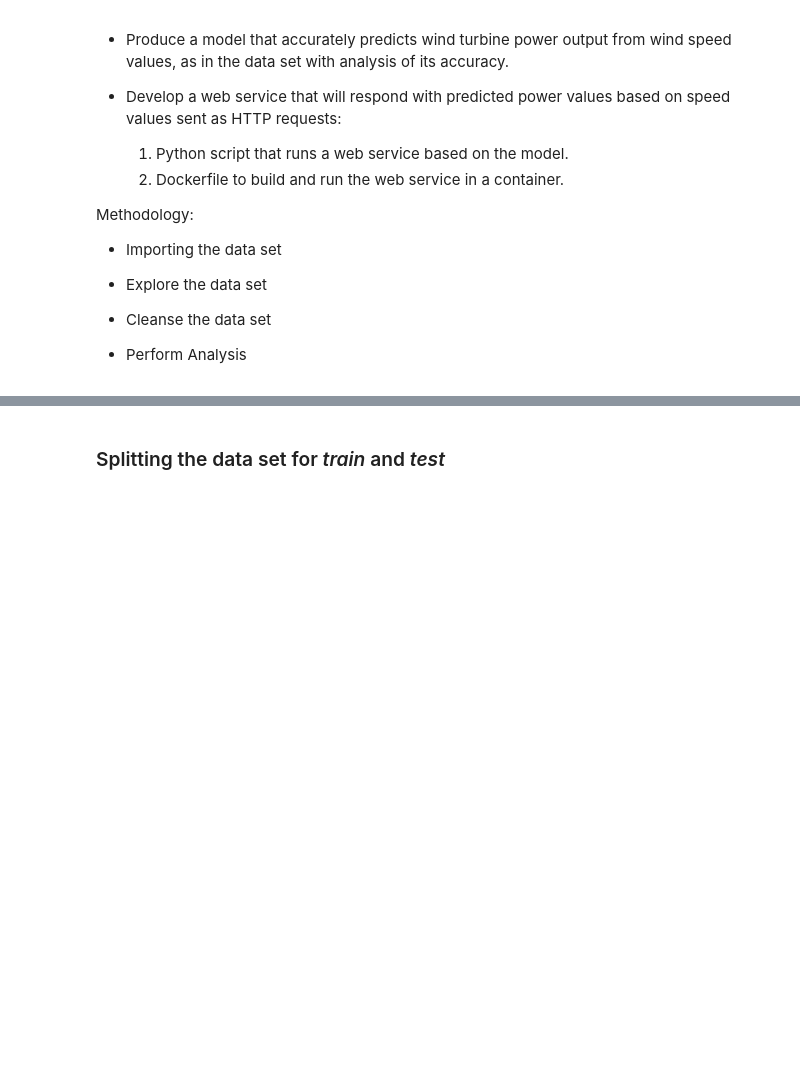
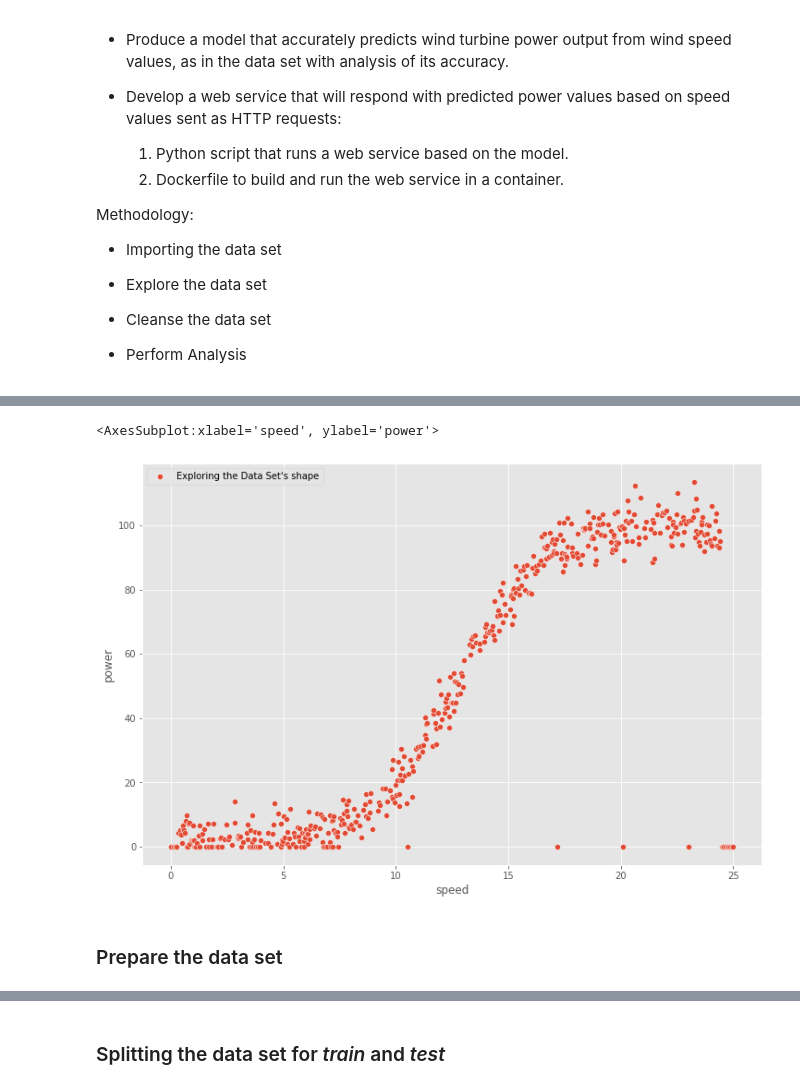
Before and after one commit to G00387867/Machine_Learning_Project, a Jupyter notebook: Machine_Learning_Project.ipynb, the cells around one changed output, grey strips where cells are left out. Saved outputs shown, nothing was run; the diff lists cells and outputs as text; code cells hidden in the pictures; blank space fills up the shorter version.

```diff
--- a/Machine_Learning_Project.ipynb
+++ b/Machine_Learning_Project.ipynb
@@ -50,0 +57,5 @@ plt.rcParams["figure.figsize"] = [12, 8]
+# %%
+# importing the data set
+url = "https://raw.githubusercontent.com/ianmcloughlin/2020A-machstat-project/master/dataset/powerproduction.csv"
+df = pd.read_csv(url, error_bad_lines=True)
+df
@@ -50,0 +76,8 @@ plt.rcParams["figure.figsize"] = [12, 8]
+# %%
+# Plotting the data set to explore the shape
+sns.scatterplot(data = df, x = "speed", y = "power", label = "Exploring the Data Set's shape")
+# %% [output]
+<AxesSubplot:xlabel='speed', ylabel='power'>
+[figure, added]
+# %% [markdown]
+### Prepare the data set
```
Also changed, not shown: parts of 34 cells of this notebook.
